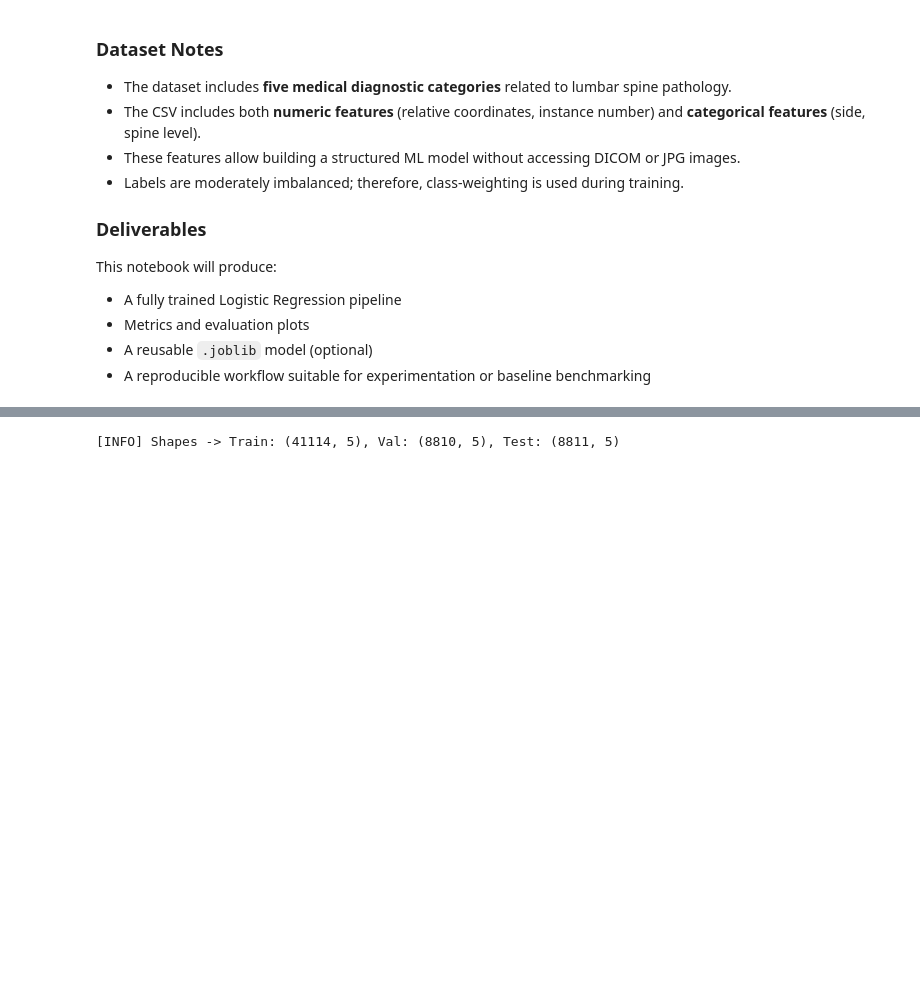
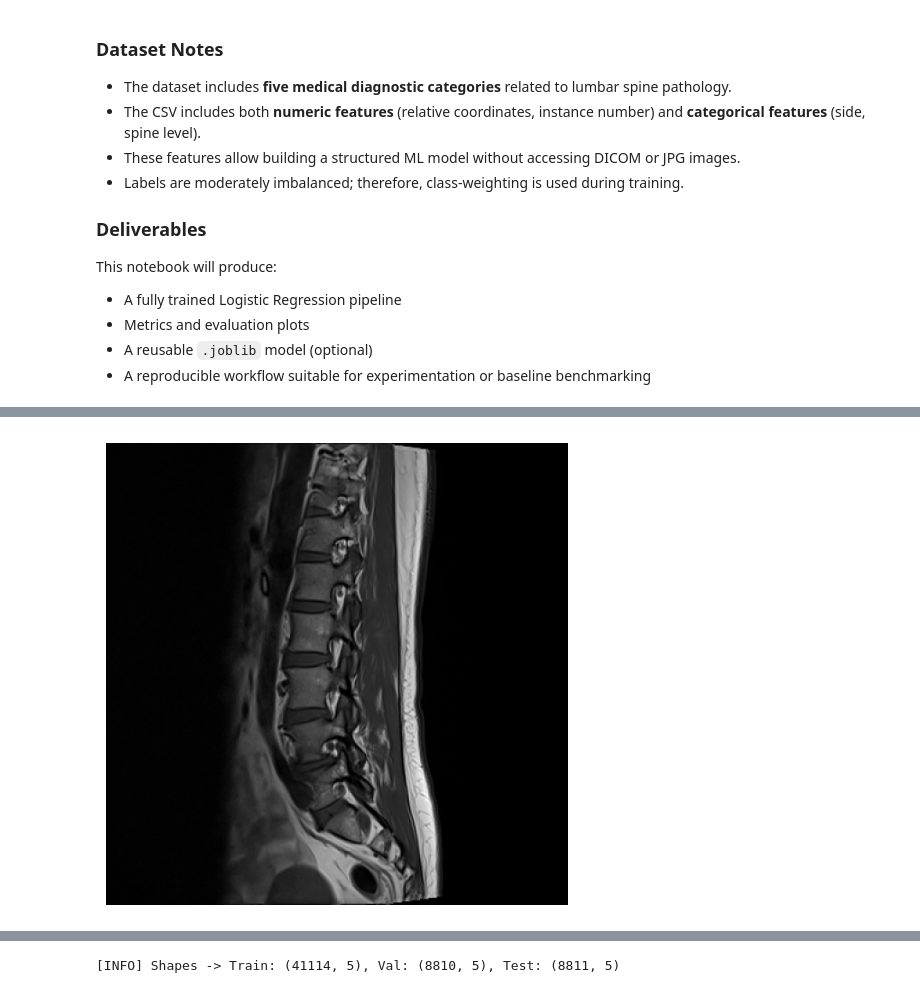
Before and after one commit to MichelMM/iteso-ML-class, a Jupyter notebook: notebooks/FinalProjectCSV.ipynb, the cells around one changed output, grey strips where cells are left out. Cells and saved outputs as stored; diff of their text form; code cells hidden in the pictures; blank space fills up the shorter version.

```diff
--- a/notebooks/FinalProjectCSV.ipynb
+++ b/notebooks/FinalProjectCSV.ipynb
@@ -82,19 +110,12 @@ Dataset stored at: C:\Users\mmich\Documentos\Maestría en Sistemas Computacional
 # %%
 
 # Desktop path
-CSV_PATH = target_dir / KAG_CSV_CANDIDATES[0]
+SAMPLE_SUBMISSION = DATA_DIR / KAG_CSV_CANDIDATES[0]
+TEST_SERIES_DESCRIPTIONS = DATA_DIR / KAG_CSV_CANDIDATES[1]
+TRAIN = DATA_DIR / KAG_CSV_CANDIDATES[2]
+TRAIN_LABEL_COORDINATES = DATA_DIR / KAG_CSV_CANDIDATES[3]
+TRAIN_SERIES_DESCRIPTIONS = DATA_DIR / KAG_CSV_CANDIDATES[4]
 
-# Validate path
-if not os.path.exists(CSV_PATH):
-    raise FileNotFoundError(
-        f"CSV_PATH does not exist:\n{CSV_PATH}\n"
-        "Please update the path if running on another machine."
-    )
-
-print(f"[INFO] Loading CSV from: {CSV_PATH}")
-df = pd.read_csv(CSV_PATH)
-
-print("[INFO] CSV loaded successfully.")
-print("[INFO] Columns:", list(df.columns))
-
-display(df.head(5))
+df_train = pd.read_csv(TRAIN)
+df_coor = pd.read_csv(TRAIN_LABEL_COORDINATES)
+df_meta_f  = pd.read_csv(TRAIN_SERIES_DESCRIPTIONS)
@@ -110,0 +317,6 @@ display(df.head(5))
+# %%
+df_clean["pixel_matrix"] = df_clean["image_path"].apply(dcm_to_matrix)
+# %%
+df_clean["matrix_shape"] = df_clean["pixel_matrix"].apply(lambda m: m.shape)
+df_clean[["relative_x", "relative_y"]] = df_clean.apply(normalize_coords, axis=1)
+df_clean = df_clean.drop(columns=["image_path"])
@@ -110,0 +339,14 @@ display(df.head(5))
+# %%
+df_clean = apply_resize_cv2(df_clean, col_matrix="pixel_matrix", new_col="matrix", size=(512, 512))
+# %%
+idx = 10
+row = df_clean.iloc[idx]
+
+img = row["matrix"]
+
+plt.figure(figsize=(6,6))
+plt.imshow(img, cmap="gray")
+plt.axis("off")
+plt.show()
+# %% [output]
+[figure, added]
```
Also changed, not shown: parts of 40 cells of this notebook, 2 other files.
